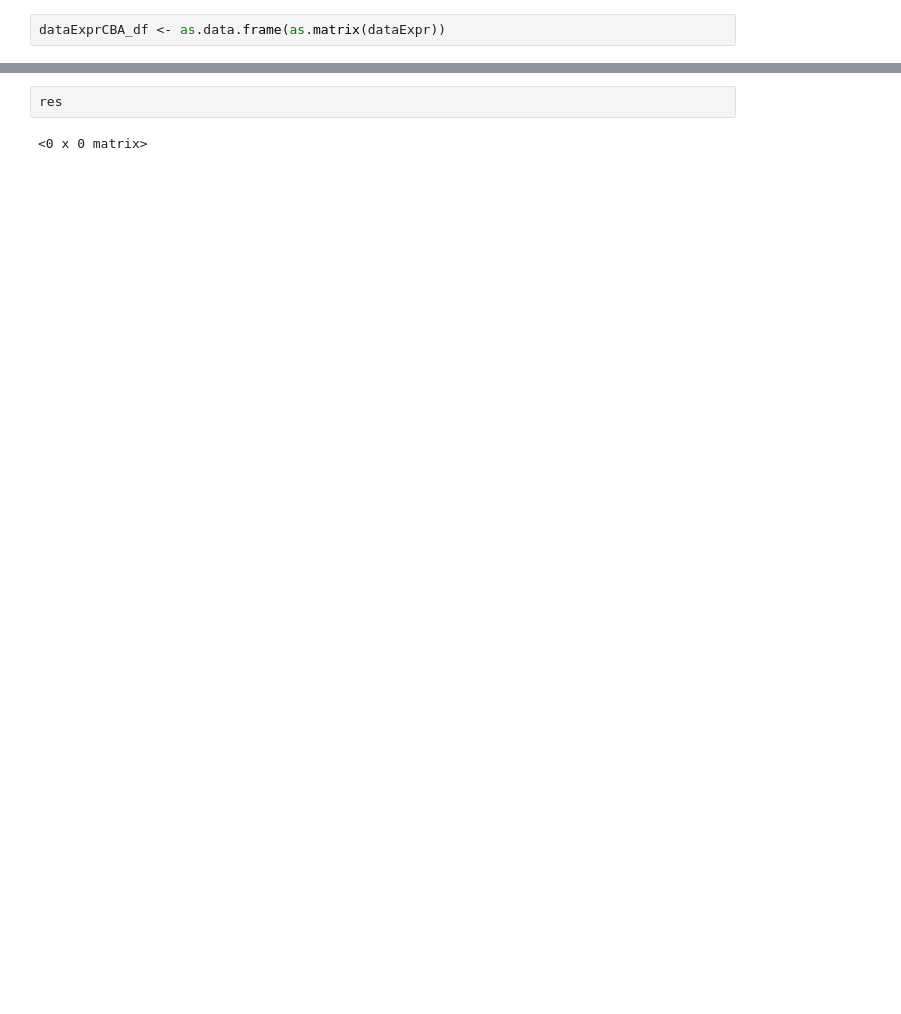
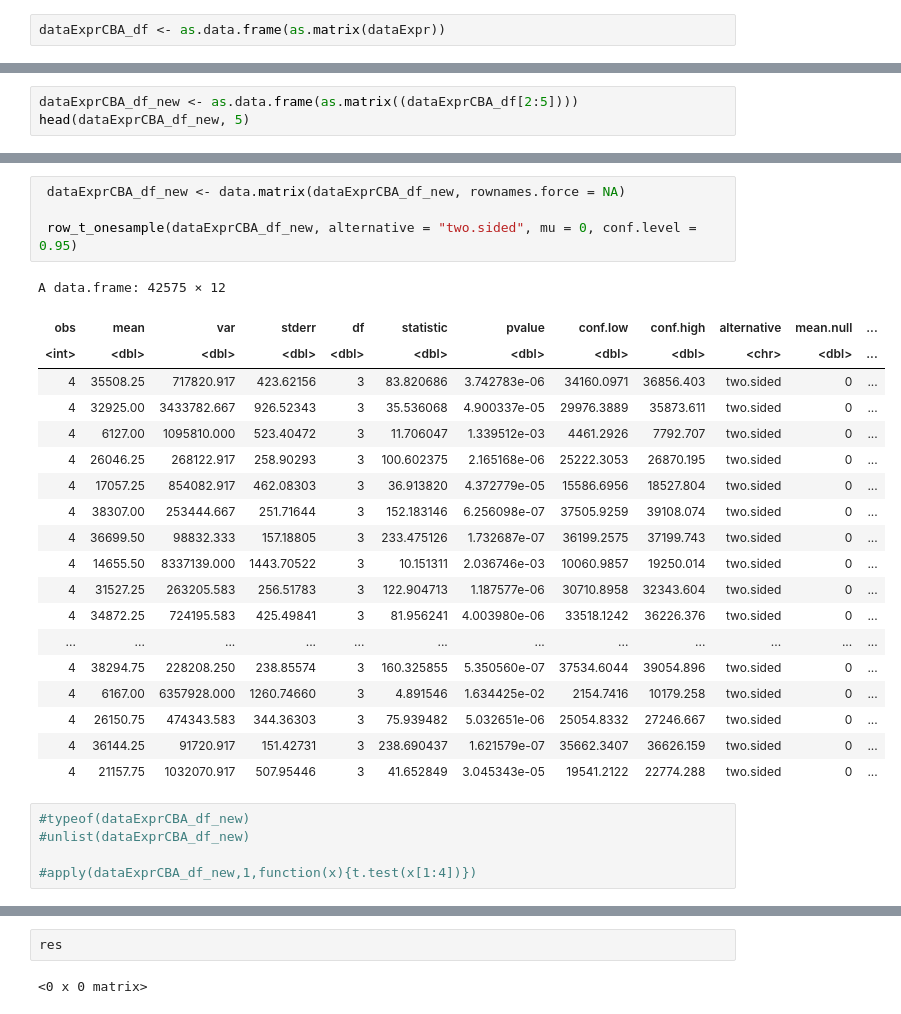
Before and after one commit to almedida/thesis, a Jupyter notebook: t_test.ipynb, the cells around one changed output, grey strips where cells are left out. Saved outputs shown, nothing was run; the diff lists cells and outputs as text; blank space fills up the shorter version.

```diff
--- a/t_test.ipynb
+++ b/t_test.ipynb
@@ -32,0 +62,3 @@ A data.frame: 5 × 24
+# %%
+dataExprCBA_df_new <- as.data.frame(as.matrix((dataExprCBA_df[2:5])))
+head(dataExprCBA_df_new, 5)
@@ -32,0 +74,29 @@ A data.frame: 5 × 24
+# %%
+ dataExprCBA_df_new <- data.matrix(dataExprCBA_df_new, rownames.force = NA)
+
+ row_t_onesample(dataExprCBA_df_new, alternative = "two.sided", mu = 0, conf.level = 0.95)
+# %% [output]
+A data.frame: 42575 × 12
+| obs | mean | var | stderr | df | statistic | pvalue | conf.low | conf.high | alternative | mean.null | ... |
+| <int> | <dbl> | <dbl> | <dbl> | <dbl> | <dbl> | <dbl> | <dbl> | <dbl> | <chr> | <dbl> | ... |
+| 4 | 35508.25 | 717820.917 | 423.62156 | 3 | 83.820686 | 3.742783e-06 | 34160.0971 | 36856.403 | two.sided | 0 | ... |
+| 4 | 32925.00 | 3433782.667 | 926.52343 | 3 | 35.536068 | 4.900337e-05 | 29976.3889 | 35873.611 | two.sided | 0 | ... |
+| 4 | 6127.00 | 1095810.000 | 523.40472 | 3 | 11.706047 | 1.339512e-03 | 4461.2926 | 7792.707 | two.sided | 0 | ... |
+| 4 | 26046.25 | 268122.917 | 258.90293 | 3 | 100.602375 | 2.165168e-06 | 25222.3053 | 26870.195 | two.sided | 0 | ... |
+| 4 | 17057.25 | 854082.917 | 462.08303 | 3 | 36.913820 | 4.372779e-05 | 15586.6956 | 18527.804 | two.sided | 0 | ... |
+| 4 | 38307.00 | 253444.667 | 251.71644 | 3 | 152.183146 | 6.256098e-07 | 37505.9259 | 39108.074 | two.sided | 0 | ... |
+| 4 | 36699.50 | 98832.333 | 157.18805 | 3 | 233.475126 | 1.732687e-07 | 36199.2575 | 37199.743 | two.sided | 0 | ... |
+| 4 | 14655.50 | 8337139.000 | 1443.70522 | 3 | 10.151311 | 2.036746e-03 | 10060.9857 | 19250.014 | two.sided | 0 | ... |
+| 4 | 31527.25 | 263205.583 | 256.51783 | 3 | 122.904713 | 1.187577e-06 | 30710.8958 | 32343.604 | two.sided | 0 | ... |
+| 4 | 34872.25 | 724195.583 | 425.49841 | 3 | 81.956241 | 4.003980e-06 | 33518.1242 | 36226.376 | two.sided | 0 | ... |
+| ... | ... | ... | ... | ... | ... | ... | ... | ... | ... | ... | ... |
+| 4 | 38294.75 | 228208.250 | 238.85574 | 3 | 160.325855 | 5.350560e-07 | 37534.6044 | 39054.896 | two.sided | 0 | ... |
+| 4 | 6167.00 | 6357928.000 | 1260.74660 | 3 | 4.891546 | 1.634425e-02 | 2154.7416 | 10179.258 | two.sided | 0 | ... |
+| 4 | 26150.75 | 474343.583 | 344.36303 | 3 | 75.939482 | 5.032651e-06 | 25054.8332 | 27246.667 | two.sided | 0 | ... |
+| 4 | 36144.25 | 91720.917 | 151.42731 | 3 | 238.690437 | 1.621579e-07 | 35662.3407 | 36626.159 | two.sided | 0 | ... |
+| 4 | 21157.75 | 1032070.917 | 507.95446 | 3 | 41.652849 | 3.045343e-05 | 19541.2122 | 22774.288 | two.sided | 0 | ... |
+# %%
+#typeof(dataExprCBA_df_new)
+#unlist(dataExprCBA_df_new)
+
+#apply(dataExprCBA_df_new,1,function(x){t.test(x[1:4])})
```
Also changed, not shown: parts of 8 cells of this notebook.
